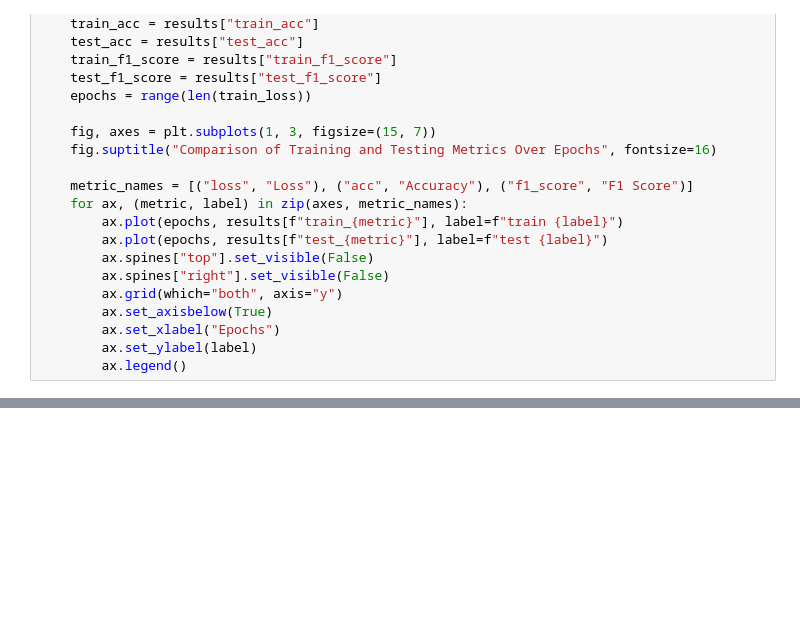
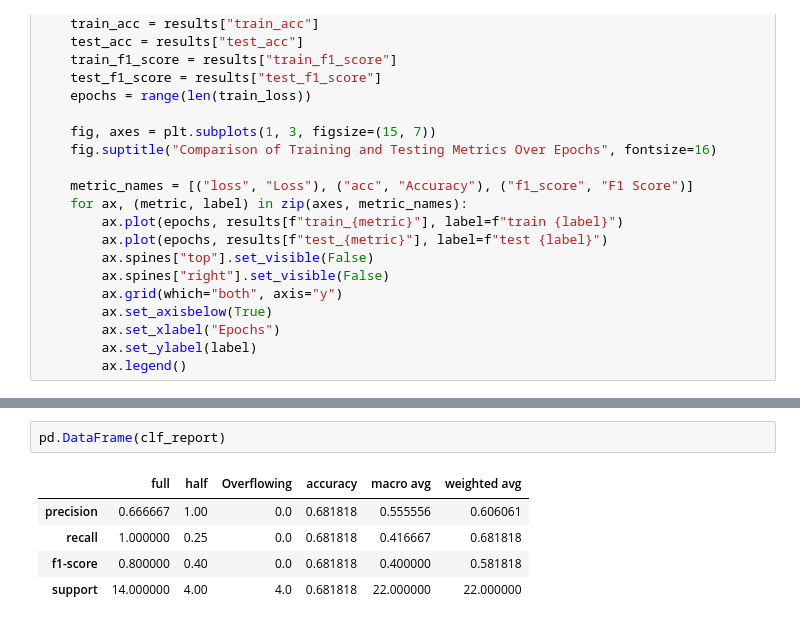
Before and after one commit to emirhansilsupur/water-bottle-image-classification, a Jupyter notebook: water_bottle_clf.ipynb, the cells around one changed output, grey strips where cells are left out. Drawn from its saved outputs; the diff is of its cells as text; blank space fills up the shorter version.

```diff
--- a/water_bottle_clf.ipynb
+++ b/water_bottle_clf.ipynb
@@ -376,0 +431,8 @@ plot_curves(model_0_results)
+# %%
+pd.DataFrame(clf_report)
+# %% [output]
+|  | full | half | Overflowing | accuracy | macro avg | weighted avg |
+| precision | 0.666667 | 1.00 | 0.0 | 0.681818 | 0.555556 | 0.606061 |
+| recall | 1.000000 | 0.25 | 0.0 | 0.681818 | 0.416667 | 0.681818 |
+| f1-score | 0.800000 | 0.40 | 0.0 | 0.681818 | 0.400000 | 0.581818 |
+| support | 14.000000 | 4.00 | 4.0 | 0.681818 | 22.000000 | 22.000000 |
```
Also changed, not shown: parts of 28 cells of this notebook.
